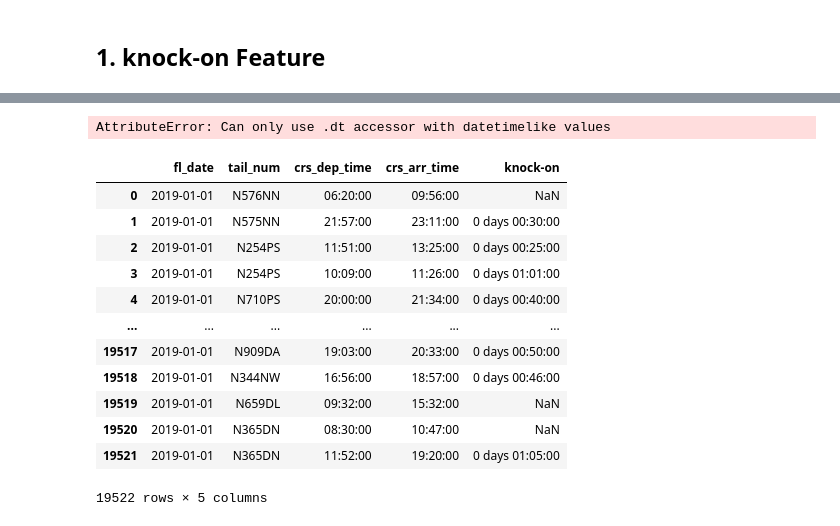
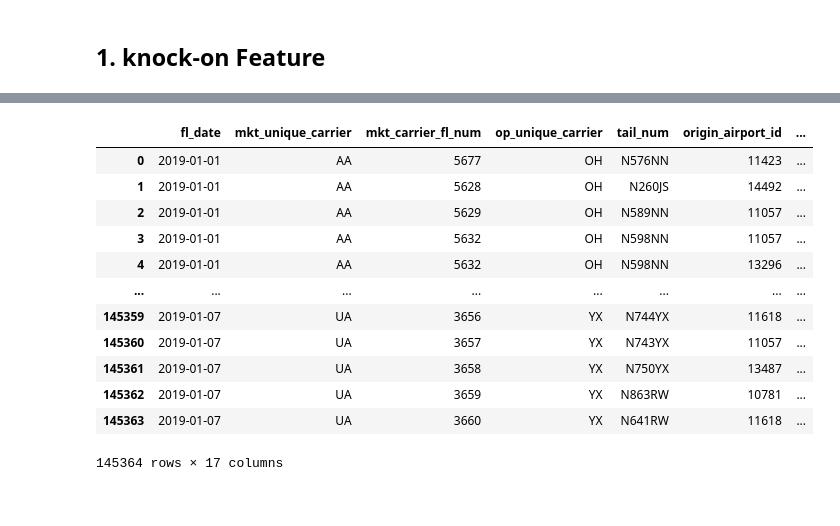
Before and after one commit to taaaraaa/Supervised-Learning-Project, a Jupyter notebook: Feature_Engineering.ipynb, the cells around one changed output, grey strips where cells are left out. Cells and saved outputs as stored; diff of their text form; code cells hidden in the pictures.

```diff
--- a/Feature_Engineering.ipynb
+++ b/Feature_Engineering.ipynb
@@ -60,0 +28,2 @@ def filtered_sorted(tail_num_val,fl_date_val):
+# %%
+X1=flights_sample_medium
@@ -75,22 +103,17 @@ for i in tail_num_val:
 # %%
-#extract only the time part
-X['crs_dep_time']=X['crs_dep_time'].dt.time
-X['crs_arr_time']=X['crs_arr_time'].dt.time
+making_table_ready(X1)
+table_with_nock_on(X1)
 # %% [output]
+|  | fl_date | mkt_unique_carrier | mkt_carrier_fl_num | op_unique_carrier | tail_num | origin_airport_id | ... |
+| 0 | 2019-01-01 | AA | 5677 | OH | N576NN | 11423 | ... |
+| 1 | 2019-01-01 | AA | 5628 | OH | N260JS | 14492 | ... |
+| 2 | 2019-01-01 | AA | 5629 | OH | N589NN | 11057 | ... |
+| 3 | 2019-01-01 | AA | 5632 | OH | N598NN | 11057 | ... |
+| 4 | 2019-01-01 | AA | 5632 | OH | N598NN | 13296 | ... |
+| ... | ... | ... | ... | ... | ... | ... | ... |
+| 145359 | 2019-01-07 | UA | 3656 | YX | N744YX | 11618 | ... |
+| 145360 | 2019-01-07 | UA | 3657 | YX | N743YX | 11057 | ... |
+| 145361 | 2019-01-07 | UA | 3658 | YX | N750YX | 13487 | ... |
+| 145362 | 2019-01-07 | UA | 3659 | YX | N863RW | 10781 | ... |
+| 145363 | 2019-01-07 | UA | 3660 | YX | N641RW | 11618 | ... |
-AttributeError: Can only use .dt accessor with datetimelike values
+145364 rows × 17 columns
-# %%
-X
-# %% [output]
-|  | fl_date | tail_num | crs_dep_time | crs_arr_time | knock-on |
-| 0 | 2019-01-01 | N576NN | 06:20:00 | 09:56:00 | NaN |
-| 1 | 2019-01-01 | N575NN | 21:57:00 | 23:11:00 | 0 days 00:30:00 |
-| 2 | 2019-01-01 | N254PS | 11:51:00 | 13:25:00 | 0 days 00:25:00 |
-| 3 | 2019-01-01 | N254PS | 10:09:00 | 11:26:00 | 0 days 01:01:00 |
-| 4 | 2019-01-01 | N710PS | 20:00:00 | 21:34:00 | 0 days 00:40:00 |
-| ... | ... | ... | ... | ... | ... |
-| 19517 | 2019-01-01 | N909DA | 19:03:00 | 20:33:00 | 0 days 00:50:00 |
-| 19518 | 2019-01-01 | N344NW | 16:56:00 | 18:57:00 | 0 days 00:46:00 |
-| 19519 | 2019-01-01 | N659DL | 09:32:00 | 15:32:00 | NaN |
-| 19520 | 2019-01-01 | N365DN | 08:30:00 | 10:47:00 | NaN |
-| 19521 | 2019-01-01 | N365DN | 11:52:00 | 19:20:00 | 0 days 01:05:00 |
-19522 rows × 5 columns
```
Also changed, not shown: parts of 34 cells of this notebook.
